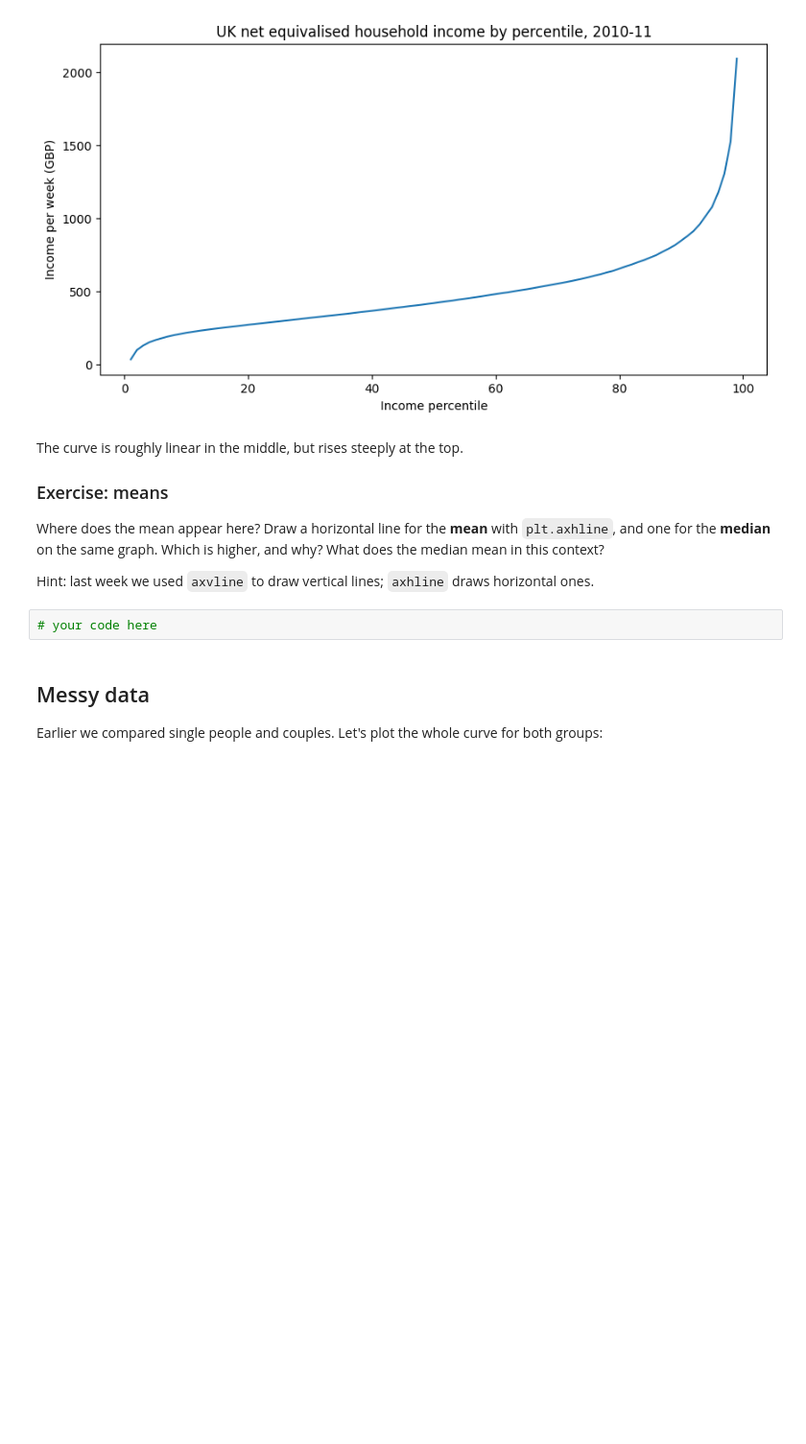
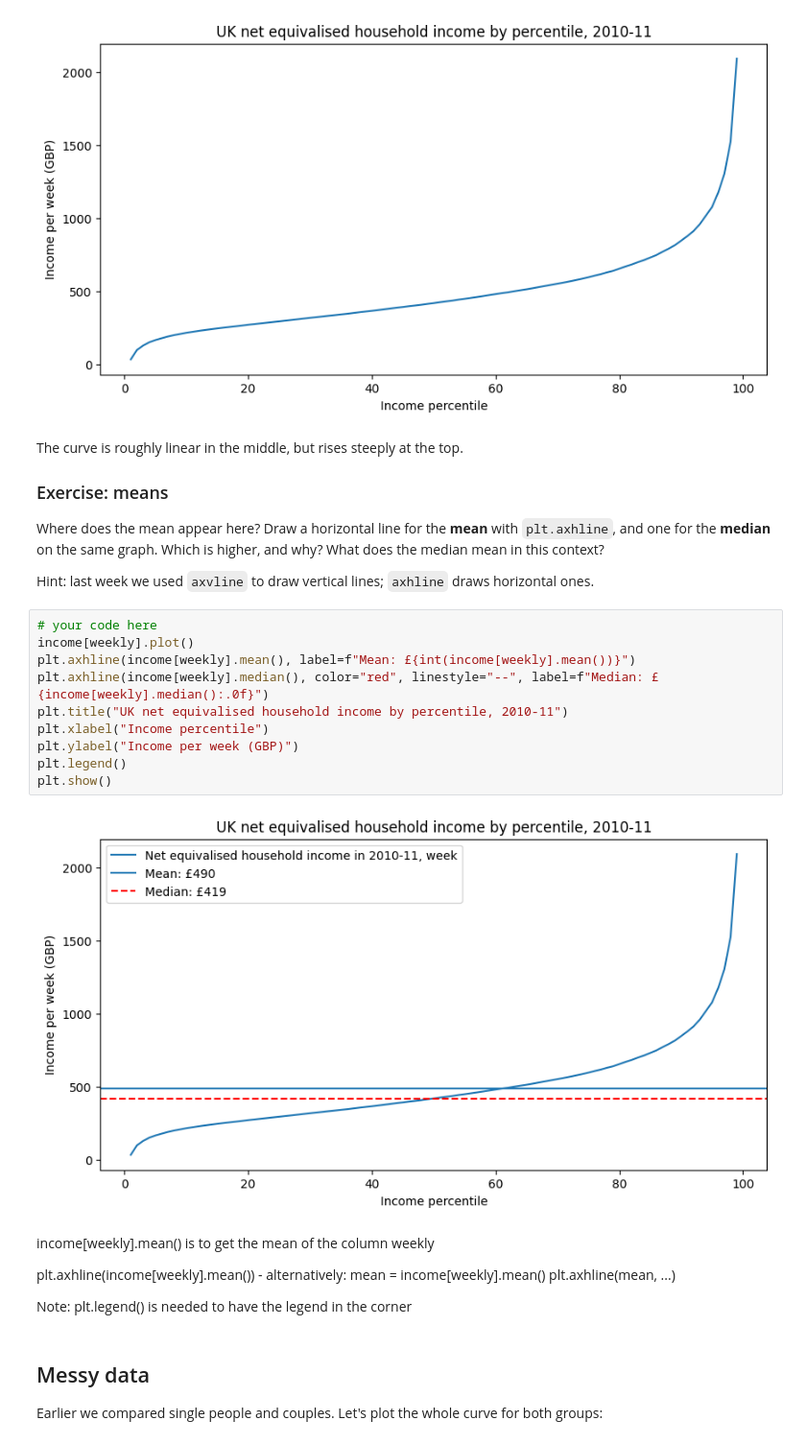
Before and after one commit to jonathansieuw-stack/QM2, a Jupyter notebook: Notes_W02_Pandas.ipynb, the cells around one changed output. Shown at 96% size. Saved outputs shown, nothing was run; the diff lists cells and outputs as text; blank space fills up the shorter version.

```diff
--- a/Notes_W02_Pandas.ipynb
+++ b/Notes_W02_Pandas.ipynb
@@ -184,8 +184,26 @@ The curve is roughly linear in the middle, but rises steeply at the top.
 Where does the mean appear here? Draw a horizontal line for the **mean** with `plt.axhline`, and one for the **median** on the same graph. Which is higher, and why? What does the median mean in this context?
 
 Hint: last week we used `axvline` to draw vertical lines; `axhline` draws horizontal ones.
-# %%
-# your code here
+# %%
+# your code here
+income[weekly].plot()
+plt.axhline(income[weekly].mean(), label=f"Mean: £{int(income[weekly].mean())}")
+plt.axhline(income[weekly].median(), color="red", linestyle="--", label=f"Median: £{income[weekly].median():.0f}")
+plt.title("UK net equivalised household income by percentile, 2010-11")
+plt.xlabel("Income percentile")
+plt.ylabel("Income per week (GBP)")
+plt.legend()
+plt.show()
+# %% [output]
+[figure, added]
+# %% [markdown]
+income[weekly].mean() is to get the mean of the column weekly
+
+plt.axhline(income[weekly].mean()) - alternatively:
+mean = income[weekly].mean()
+plt.axhline(mean, ...)
+
+Note: plt.legend() is needed to have the legend in the corner
 # %% [markdown]
 ## Messy data
 
```
Also changed, not shown: parts of 4 cells of this notebook.
